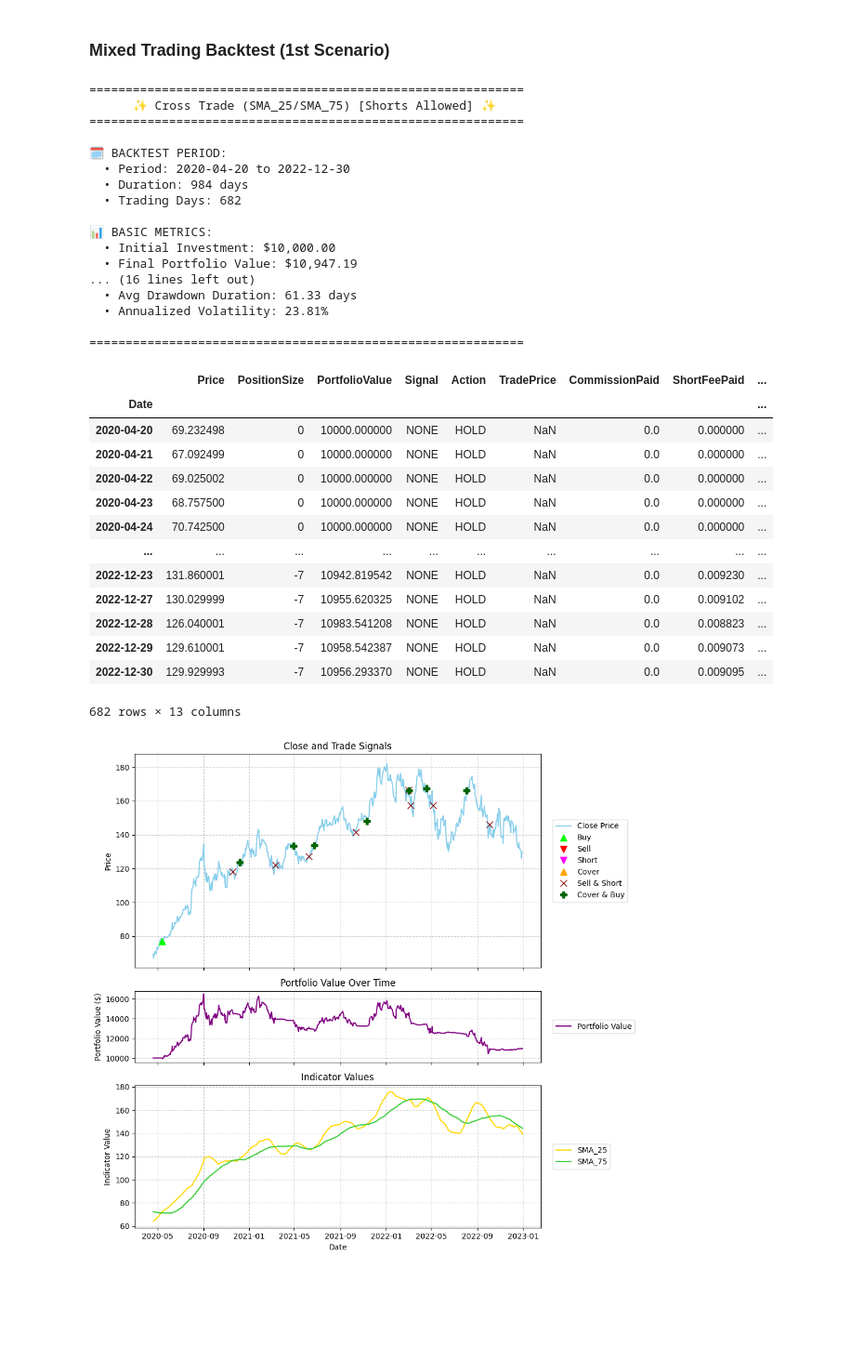
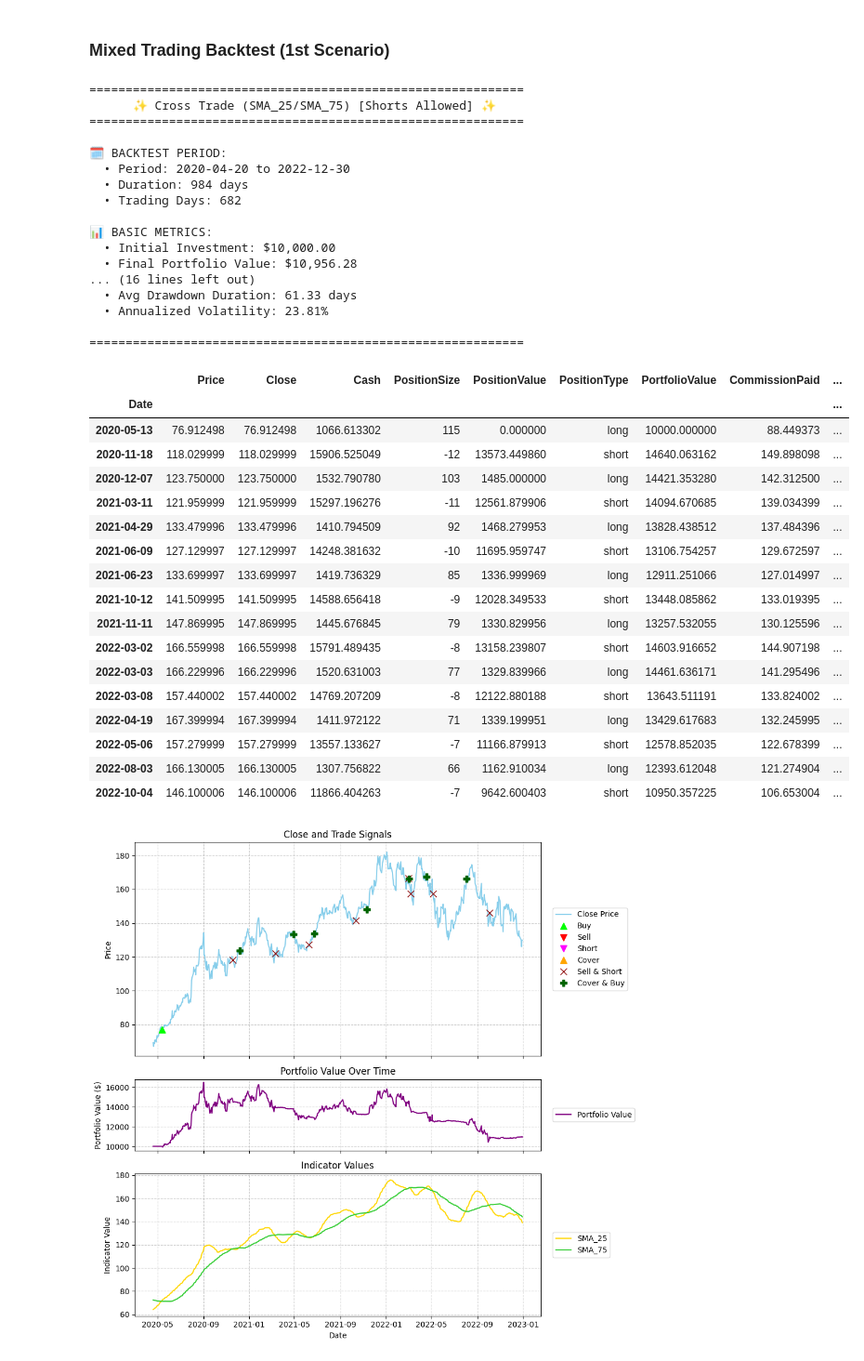
Before and after one commit to BSoybilgen/simple-trade, a Jupyter notebook: examples/backtest/example_backtest_cross_trade.ipynb, the cells around one changed output. Shown at 93% size. Cells and saved outputs as stored; diff of their text form; code cells hidden in the pictures; blank space fills up the shorter version.

```diff
--- a/examples/backtest/example_backtest_cross_trade.ipynb
+++ b/examples/backtest/example_backtest_cross_trade.ipynb
@@ -207,8 +212,8 @@ fig = plotter.plot_results(
 # %% [markdown]
 ### Mixed Trading Backtest (1st Scenario)
 # %%
-backtester = CrossTradeBacktester(initial_cash=initial_cash, commission=commission,
-short_borrow_fee_inc_rate=short_borrow_fee_inc_rate)
+backtester = CrossTradeBacktester(initial_cash=initial_cash, commission_long=commission,
+commission_short=commission, short_borrow_fee_inc_rate=short_borrow_fee_inc_rate)
 results, portfolio = backtester.run_cross_trade(
     data=data,
     short_window_indicator="SMA_25",
@@ -230,29 +235,33 @@ backtester.print_results(results)
 
 📊 BASIC METRICS:
   • Initial Investment: $10,000.00
-  • Final Portfolio Value: $10,947.19
+  • Final Portfolio Value: $10,956.28
 ... (16 lines left out)
   • Avg Drawdown Duration: 61.33 days
   • Annualized Volatility: 23.81%
 
 ============================================================
 # %%
-portfolio.loc[portfolio["Signal"]!="Hold",:]
+portfolio.loc[portfolio["Action"]!="HOLD",:]
 # %% [output]
-|  | Price | PositionSize | PortfolioValue | Signal | Action | TradePrice | CommissionPaid | ShortFeePaid | ... |
+|  | Price | Close | Cash | PositionSize | PositionValue | PositionType | PortfolioValue | CommissionPaid | ... |
 | Date |  |  |  |  |  |  |  |  | ... |
-| 2020-04-20 | 69.232498 | 0 | 10000.000000 | NONE | HOLD | NaN | 0.0 | 0.000000 | ... |
-| 2020-04-21 | 67.092499 | 0 | 10000.000000 | NONE | HOLD | NaN | 0.0 | 0.000000 | ... |
-| 2020-04-22 | 69.025002 | 0 | 10000.000000 | NONE | HOLD | NaN | 0.0 | 0.000000 | ... |
-| 2020-04-23 | 68.757500 | 0 | 10000.000000 | NONE | HOLD | NaN | 0.0 | 0.000000 | ... |
-| 2020-04-24 | 70.742500 | 0 | 10000.000000 | NONE | HOLD | NaN | 0.0 | 0.000000 | ... |
-| ... | ... | ... | ... | ... | ... | ... | ... | ... | ... |
-| 2022-12-23 | 131.860001 | -7 | 10942.819542 | NONE | HOLD | NaN | 0.0 | 0.009230 | ... |
-| 2022-12-27 | 130.029999 | -7 | 10955.620325 | NONE | HOLD | NaN | 0.0 | 0.009102 | ... |
-| 2022-12-28 | 126.040001 | -7 | 10983.541208 | NONE | HOLD | NaN | 0.0 | 0.008823 | ... |
-| 2022-12-29 | 129.610001 | -7 | 10958.542387 | NONE | HOLD | NaN | 0.0 | 0.009073 | ... |
-| 2022-12-30 | 129.929993 | -7 | 10956.293370 | NONE | HOLD | NaN | 0.0 | 0.009095 | ... |
+| 2020-05-13 | 76.912498 | 76.912498 | 1066.613302 | 115 | 0.000000 | long | 10000.000000 | 88.449373 | ... |
+| 2020-11-18 | 118.029999 | 118.029999 | 15906.525049 | -12 | 13573.449860 | short | 14640.063162 | 149.898098 | ... |
+| 2020-12-07 | 123.750000 | 123.750000 | 1532.790780 | 103 | 1485.000000 | long | 14421.353280 | 142.312500 | ... |
+| 2021-03-11 | 121.959999 | 121.959999 | 15297.196276 | -11 | 12561.879906 | short | 14094.670685 | 139.034399 | ... |
+| 2021-04-29 | 133.479996 | 133.479996 | 1410.794509 | 92 | 1468.279953 | long | 13828.438512 | 137.484396 | ... |
+| 2021-06-09 | 127.129997 | 127.129997 | 14248.381632 | -10 | 11695.959747 | short | 13106.754257 | 129.672597 | ... |
+| 2021-06-23 | 133.699997 | 133.699997 | 1419.736329 | 85 | 1336.999969 | long | 12911.251066 | 127.014997 | ... |
+| 2021-10-12 | 141.509995 | 141.509995 | 14588.656418 | -9 | 12028.349533 | short | 13448.085862 | 133.019395 | ... |
+| 2021-11-11 | 147.869995 | 147.869995 | 1445.676845 | 79 | 1330.829956 | long | 13257.532055 | 130.125596 | ... |
+| 2022-03-02 | 166.559998 | 166.559998 | 15791.489435 | -8 | 13158.239807 | short | 14603.916652 | 144.907198 | ... |
+| 2022-03-03 | 166.229996 | 166.229996 | 1520.631003 | 77 | 1329.839966 | long | 14461.636171 | 141.295496 | ... |
+| 2022-03-08 | 157.440002 | 157.440002 | 14769.207209 | -8 | 12122.880188 | short | 13643.511191 | 133.824002 | ... |
+| 2022-04-19 | 167.399994 | 167.399994 | 1411.972122 | 71 | 1339.199951 | long | 13429.617683 | 132.245995 | ... |
+| 2022-05-06 | 157.279999 | 157.279999 | 13557.133627 | -7 | 11166.879913 | short | 12578.852035 | 122.678399 | ... |
+| 2022-08-03 | 166.130005 | 166.130005 | 1307.756822 | 66 | 1162.910034 | long | 12393.612048 | 121.274904 | ... |
+| 2022-10-04 | 146.100006 | 146.100006 | 11866.404263 | -7 | 9642.600403 | short | 10950.357225 | 106.653004 | ... |
-682 rows × 13 columns
 # %%
 # Prepare results for plotting
 plotter = BacktestPlotter()
```
Also changed, not shown: parts of 11 cells of this notebook, 10 other files.
